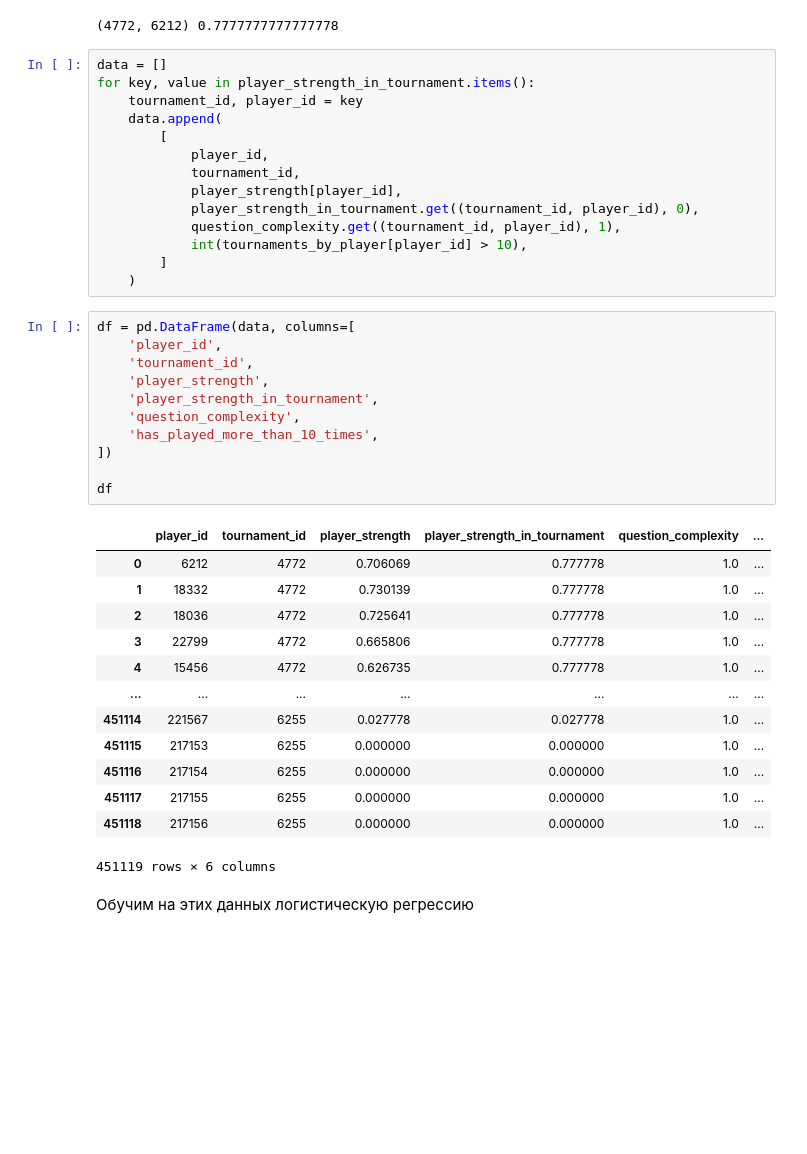
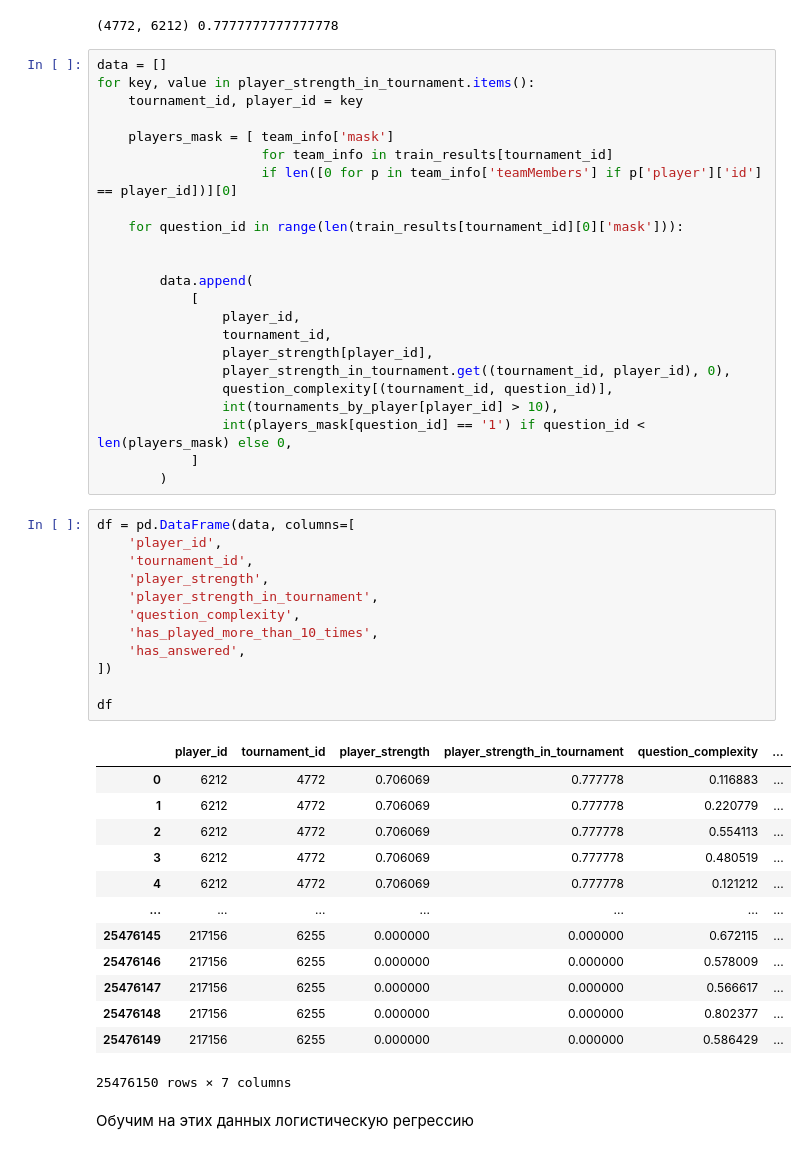
Before and after one commit to SergeyBondarev/probabilistic-rating-system, a Jupyter notebook: chgk-EM-rating.ipynb, the cells around one changed output. Cells and saved outputs as stored; diff of their text form; blank space fills up the shorter version.

```diff
--- a/chgk-EM-rating.ipynb
+++ b/chgk-EM-rating.ipynb
@@ -274,41 +274,51 @@ for k, v in player_strength_in_tournament.items():
 data = []
 for key, value in player_strength_in_tournament.items():
     tournament_id, player_id = key
-    data.append(
-        [
-            player_id,
-            tournament_id,
-            player_strength[player_id],
-            player_strength_in_tournament.get((tournament_id, player_id), 0),
-            question_complexity.get((tournament_id, player_id), 1),
-            int(tournaments_by_player[player_id] > 10),
-        ]
-    )
+
+    players_mask = [ team_info['mask']
+                     for team_info in train_results[tournament_id]
+                     if len([0 for p in team_info['teamMembers'] if p['player']['id'] == player_id])][0]
+
+    for question_id in range(len(train_results[tournament_id][0]['mask'])):
+
+
+        data.append(
+            [
+                player_id,
+                tournament_id,
+                player_strength[player_id],
+                player_strength_in_tournament.get((tournament_id, player_id), 0),
+                question_complexity[(tournament_id, question_id)],
+                int(tournaments_by_player[player_id] > 10),
+                int(players_mask[question_id] == '1') if question_id < len(players_mask) else 0,
+            ]
+        )
 # %%
 df = pd.DataFrame(data, columns=[
     'player_id',
     'tournament_id',
     'player_strength',
     'player_strength_in_tournament',
     'question_complexity',
     'has_played_more_than_10_times',
+    'has_answered',
 ])
 
 df
 # %% [output]
 |  | player_id | tournament_id | player_strength | player_strength_in_tournament | question_complexity | ... |
-| 0 | 6212 | 4772 | 0.706069 | 0.777778 | 1.0 | ... |
-| 1 | 18332 | 4772 | 0.730139 | 0.777778 | 1.0 | ... |
-| 2 | 18036 | 4772 | 0.725641 | 0.777778 | 1.0 | ... |
-| 3 | 22799 | 4772 | 0.665806 | 0.777778 | 1.0 | ... |
-| 4 | 15456 | 4772 | 0.626735 | 0.777778 | 1.0 | ... |
+| 0 | 6212 | 4772 | 0.706069 | 0.777778 | 0.116883 | ... |
+| 1 | 6212 | 4772 | 0.706069 | 0.777778 | 0.220779 | ... |
+| 2 | 6212 | 4772 | 0.706069 | 0.777778 | 0.554113 | ... |
+| 3 | 6212 | 4772 | 0.706069 | 0.777778 | 0.480519 | ... |
+| 4 | 6212 | 4772 | 0.706069 | 0.777778 | 0.121212 | ... |
 | ... | ... | ... | ... | ... | ... | ... |
-| 451114 | 221567 | 6255 | 0.027778 | 0.027778 | 1.0 | ... |
-| 451115 | 217153 | 6255 | 0.000000 | 0.000000 | 1.0 | ... |
-| 451116 | 217154 | 6255 | 0.000000 | 0.000000 | 1.0 | ... |
-| 451117 | 217155 | 6255 | 0.000000 | 0.000000 | 1.0 | ... |
-| 451118 | 217156 | 6255 | 0.000000 | 0.000000 | 1.0 | ... |
+| 25476145 | 217156 | 6255 | 0.000000 | 0.000000 | 0.672115 | ... |
+| 25476146 | 217156 | 6255 | 0.000000 | 0.000000 | 0.578009 | ... |
+| 25476147 | 217156 | 6255 | 0.000000 | 0.000000 | 0.566617 | ... |
+| 25476148 | 217156 | 6255 | 0.000000 | 0.000000 | 0.802377 | ... |
+| 25476149 | 217156 | 6255 | 0.000000 | 0.000000 | 0.586429 | ... |
-451119 rows × 6 columns
+25476150 rows × 7 columns
 # %% [markdown]
 Обучим на этих данных логистическую регрессию
 # %%
```
Also changed, not shown: parts of 14 cells of this notebook.
